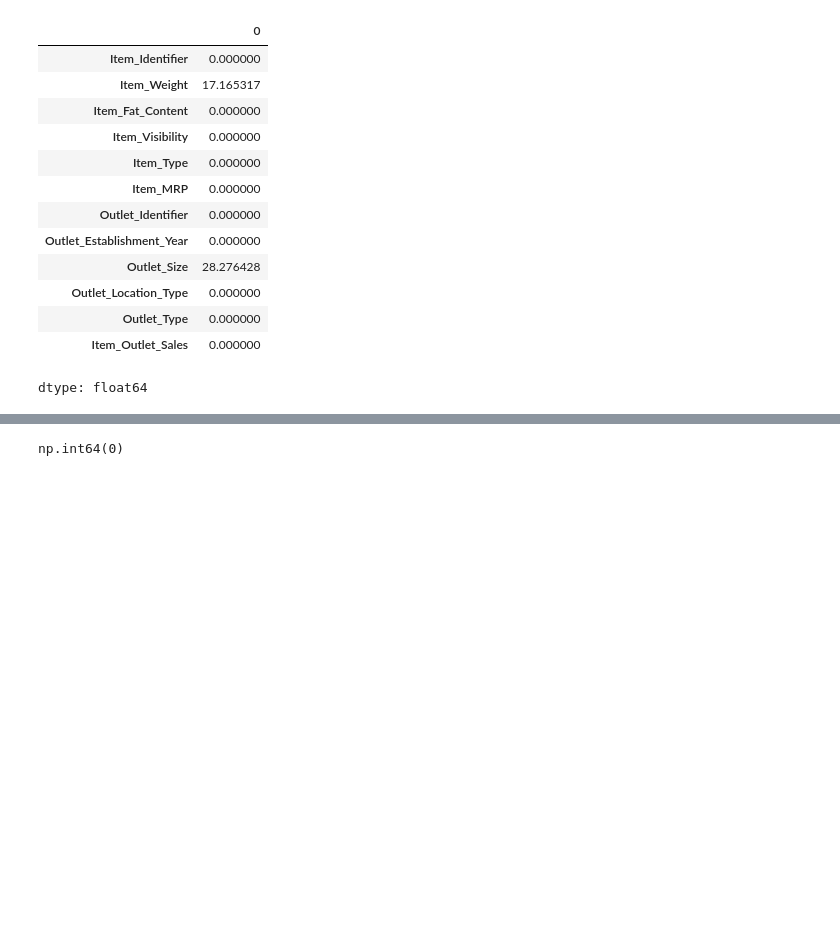
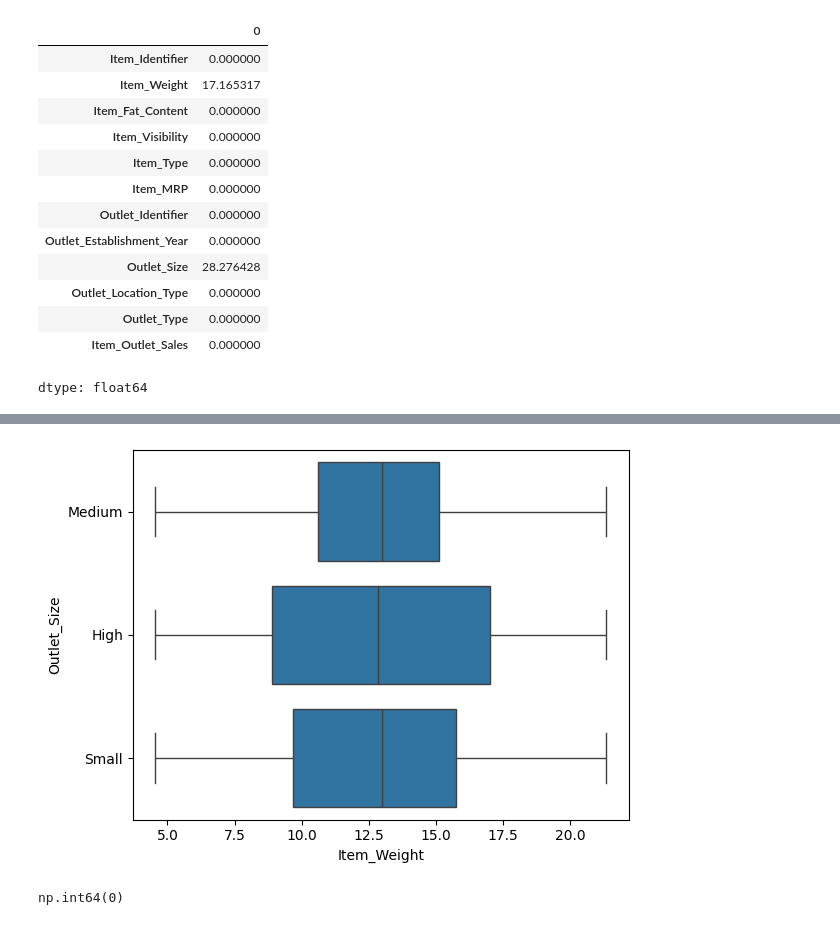
Before and after one commit to JeriesKawaneh/Prediction-of-Product-Sales, a Jupyter notebook: Sales_Prediction_2023.ipynb, the cells around one changed output, grey strips where cells are left out. Saved outputs shown, nothing was run; the diff lists cells and outputs as text; code cells hidden in the pictures; blank space fills up the shorter version.

```diff
--- a/Sales_Prediction_2023.ipynb
+++ b/Sales_Prediction_2023.ipynb
@@ -135 +153,6 @@ df_sp['Item_Weight']=df_sp['Item_Weight'].fillna(df_sp['Item_Weight'].mean())
+# %%
+#Item wights counts
+ax_countplot=sns.boxplot(data=df_sp,x= 'Item_Weight',y='Outlet_Size')
+# %% [output]
+[figure, added]
 # %%
```
Also changed, not shown: parts of 15 cells of this notebook.
